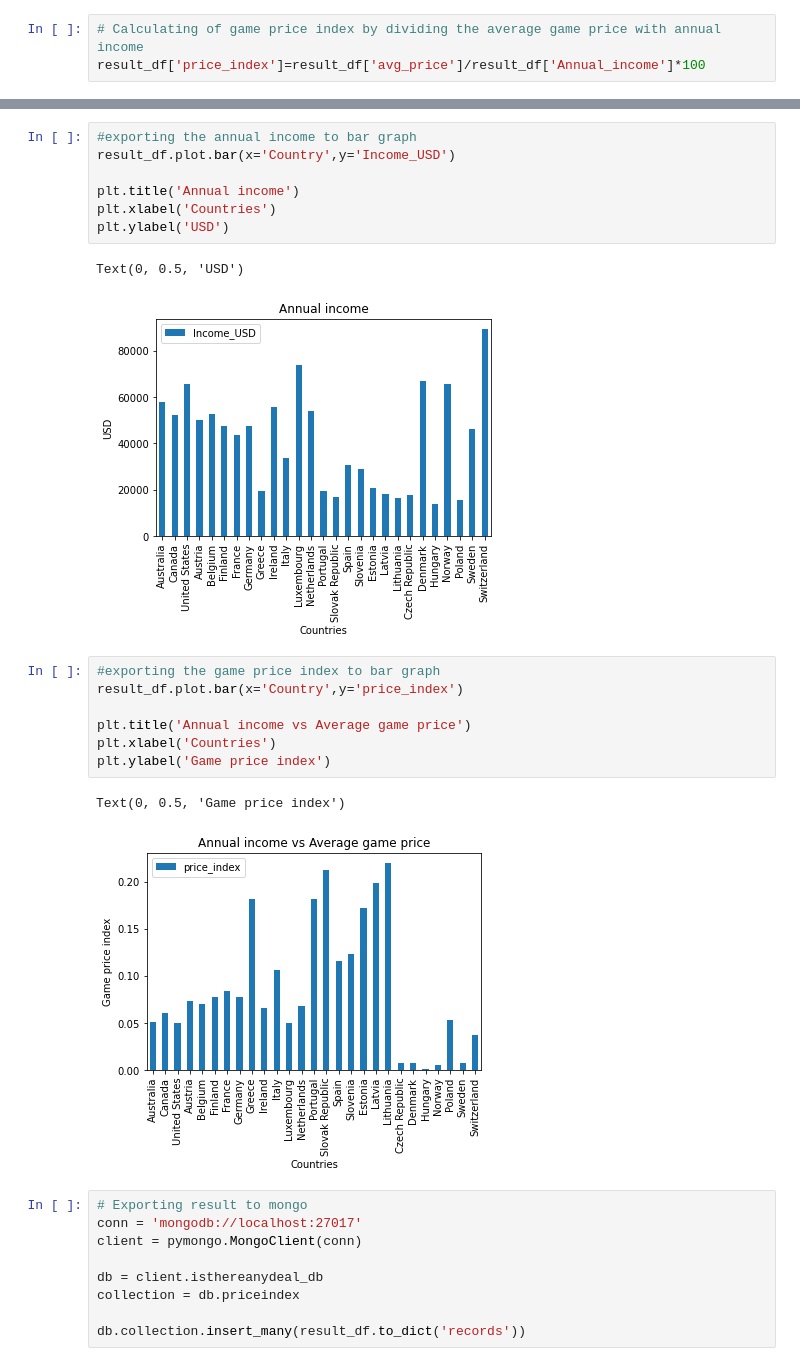
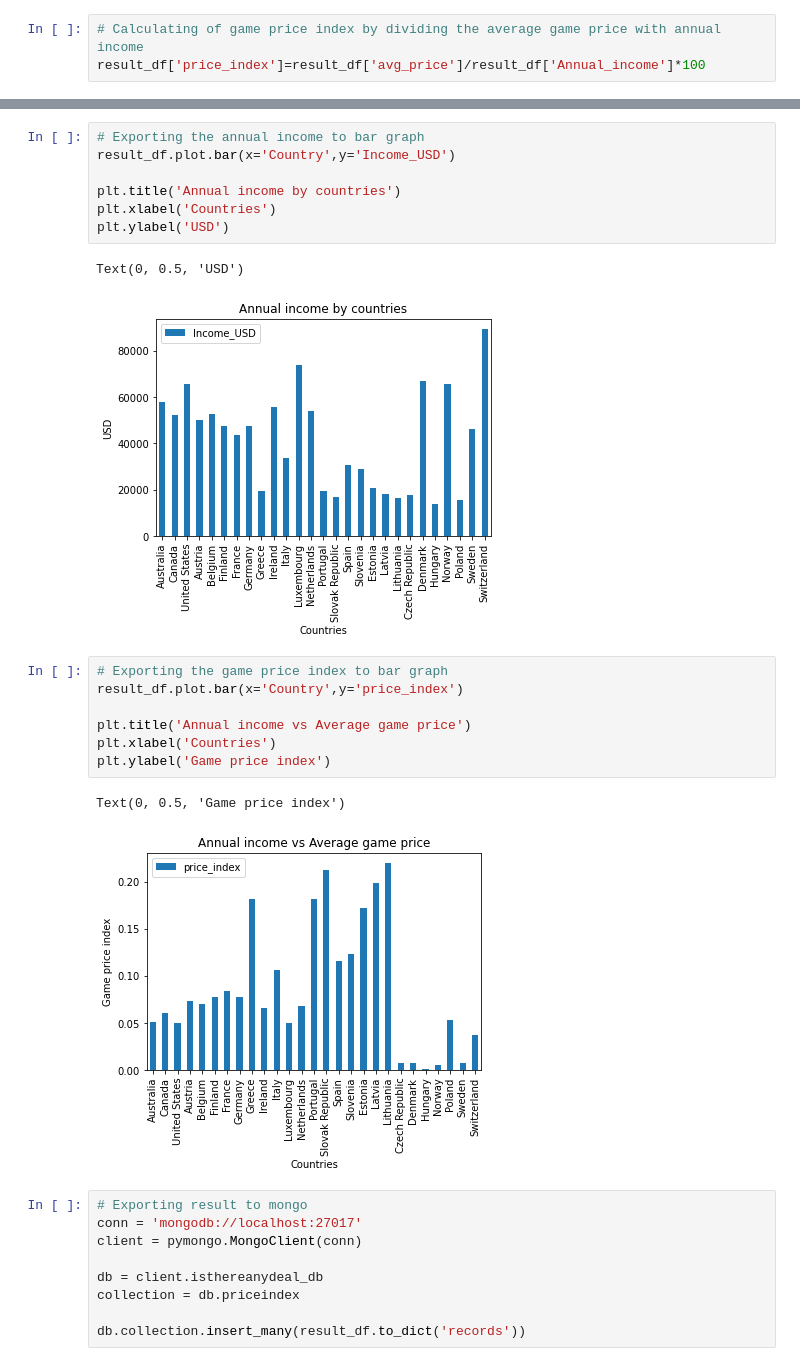
Before and after one commit to oscahui/ETL-project, a Jupyter notebook: isthereanydeal API.ipynb, the cells around one changed output, grey strips where cells are left out. Drawn from its saved outputs; the diff is of its cells as text.

```diff
--- a/isthereanydeal API.ipynb
+++ b/isthereanydeal API.ipynb
@@ -324,17 +324,17 @@ result_df
 | 26 | SWE | Sweden | 2019 | SEK | 4.383502e+05 | 9.461526 | 46329.755681 | SE | EU1 | ... |
 | 27 | CHE | Switzerland | 2019 | CHF | 8.879216e+04 | 0.993719 | 89353.391823 | CH | EU1 | ... |
 # %%
-#exporting the annual income to bar graph
+# Exporting the annual income to bar graph
 result_df.plot.bar(x='Country',y='Income_USD')
 
-plt.title('Annual income')
+plt.title('Annual income by countries')
 plt.xlabel('Countries')
 plt.ylabel('USD')
 # %% [output]
 Text(0, 0.5, 'USD')
-[figure, old version]
+[figure, new version]
 # %%
-#exporting the game price index to bar graph
+# Exporting the game price index to bar graph
 result_df.plot.bar(x='Country',y='price_index')
 
 plt.title('Annual income vs Average game price')
```
Also changed, not shown: parts of 3 cells of this notebook.
